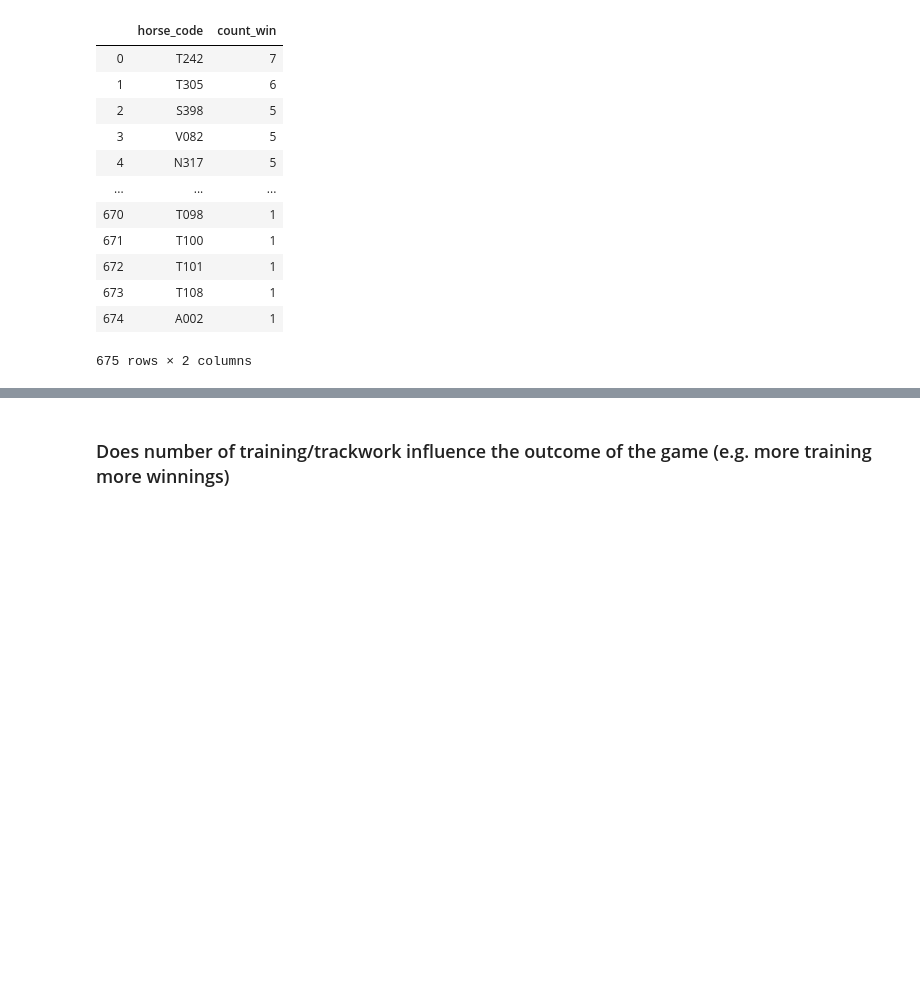
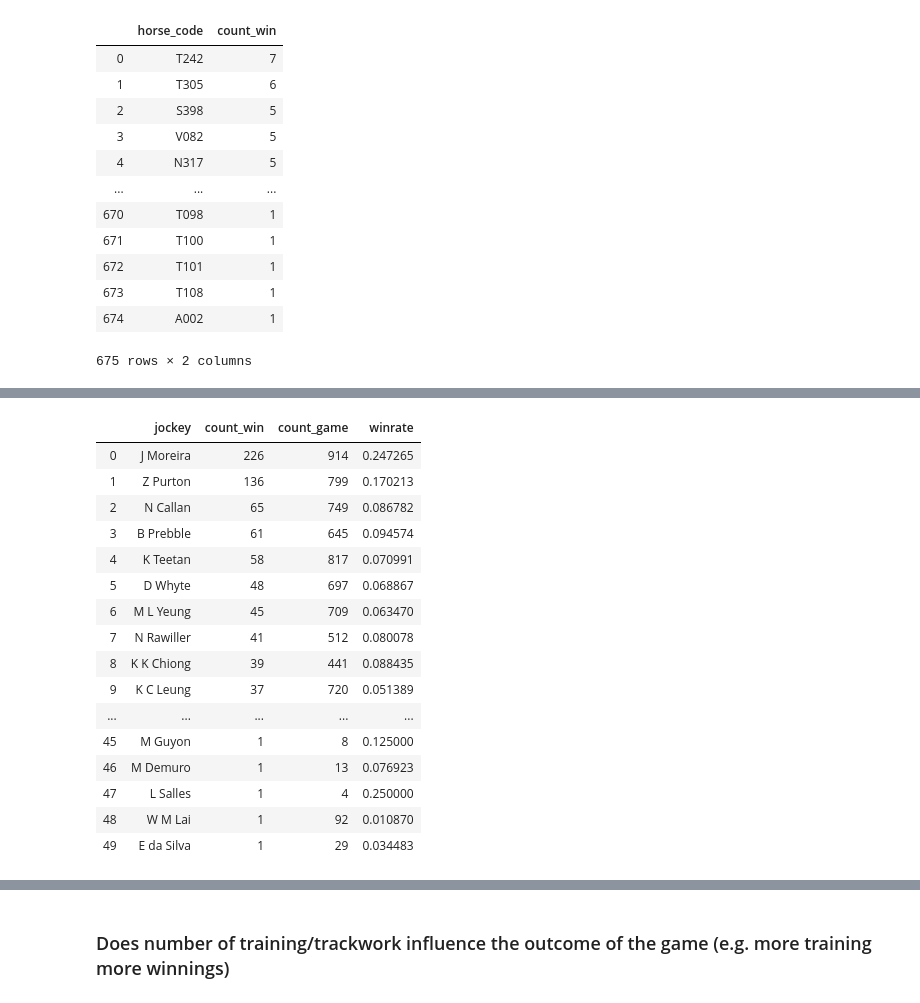
Before and after one commit to ys3250/HKJC, a Jupyter notebook: horse_Menty.ipynb, the cells around one changed output, grey strips where cells are left out. Saved outputs shown, nothing was run; the diff lists cells and outputs as text; code cells hidden in the pictures; blank space fills up the shorter version.

```diff
--- a/horse_Menty.ipynb
+++ b/horse_Menty.ipynb
@@ -568,2 +570,22 @@ jockey_win
+# %%
+jockey
+# %% [output]
+|  | jockey | count_win | count_game | winrate |
+| 0 | J Moreira | 226 | 914 | 0.247265 |
+| 1 | Z Purton | 136 | 799 | 0.170213 |
+| 2 | N Callan | 65 | 749 | 0.086782 |
+| 3 | B Prebble | 61 | 645 | 0.094574 |
+| 4 | K Teetan | 58 | 817 | 0.070991 |
+| 5 | D Whyte | 48 | 697 | 0.068867 |
+| 6 | M L Yeung | 45 | 709 | 0.063470 |
+| 7 | N Rawiller | 41 | 512 | 0.080078 |
+| 8 | K K Chiong | 39 | 441 | 0.088435 |
+| 9 | K C Leung | 37 | 720 | 0.051389 |
+| ... | ... | ... | ... | ... |
+| 45 | M Guyon | 1 | 8 | 0.125000 |
+| 46 | M Demuro | 1 | 13 | 0.076923 |
+| 47 | L Salles | 1 | 4 | 0.250000 |
+| 48 | W M Lai | 1 | 92 | 0.010870 |
+| 49 | E da Silva | 1 | 29 | 0.034483 |
 # %%
 trainer_win = windf.groupby(['trainer']).size().sort_values(ascending=False).to_frame('count_win').reset_index()
```
Also changed, not shown: parts of 10 cells of this notebook.
